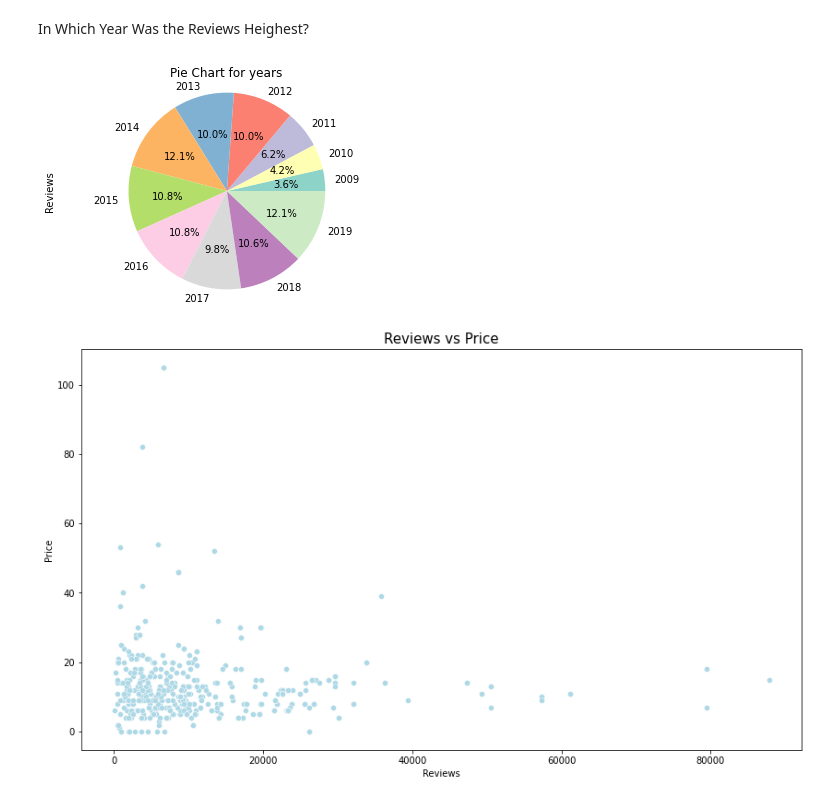
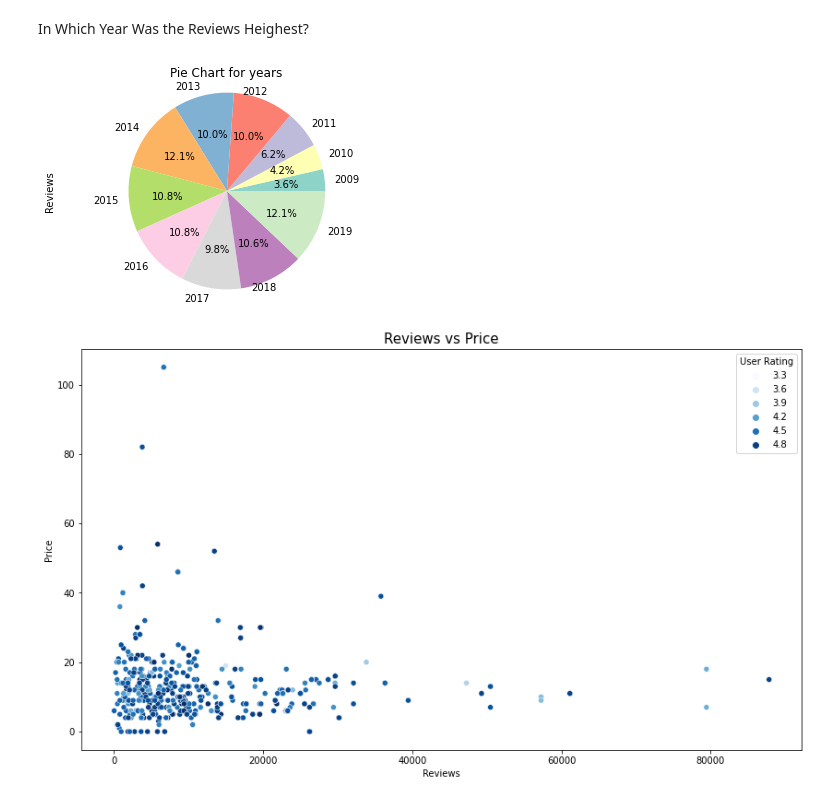
Before and after one commit to ibedoor/Coding-Dojo-Python, a Jupyter notebook: weekend_project_EDA.ipynb, the cells around one changed output. Cells and saved outputs as stored; diff of their text form; code cells hidden in the pictures.

```diff
--- a/weekend_project_EDA.ipynb
+++ b/weekend_project_EDA.ipynb
@@ -198,13 +198,15 @@ cs = cm.Set3(np.arange(11)/11.)
 # %% [markdown]
 In Which Year Was the Reviews Heighest?
 # %%
-group_year.plot.pie(autopct='%.1f%%', y='Reviews', legend=False, colors = cs).axis('equal')
+#plt.figure(figsize=[12,8])
+group_year.plot.pie(autopct='%.1f%%', y='Reviews', legend=False,
+                    radius=6, colors = cs).axis('equal')
 plt.title('Pie Chart for years')
 plt.show();
 # %% [output]
-[figure, old version]
+[figure, new version]
 # %%
 plt.figure(figsize=(14,8))
-sns.scatterplot(data=df, x="Reviews", y="Price", color='lightblue').set_title('Reviews vs Price', fontsize=15);
+sns.scatterplot(data=df, x="Reviews", y="Price", hue="User Rating", palette='Blues').set_title('Reviews vs Price', fontsize=15);
 # %% [output]
-[figure, old version]
+[figure, new version]
```
